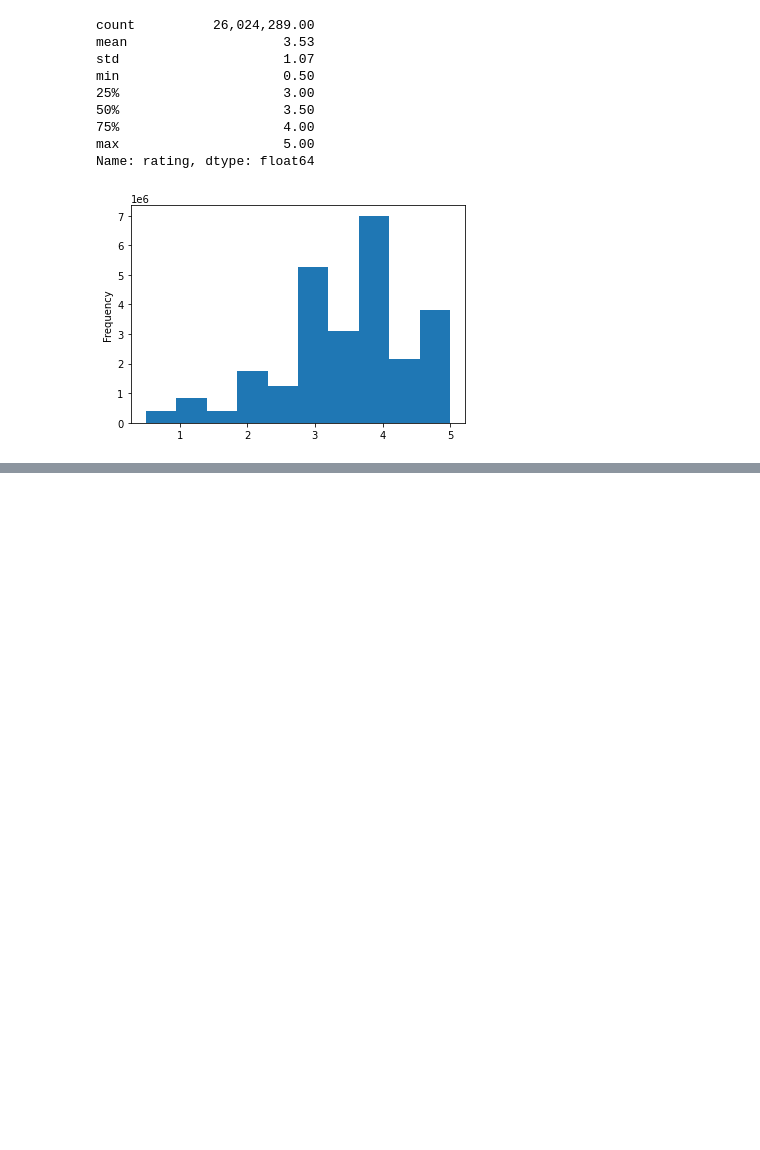
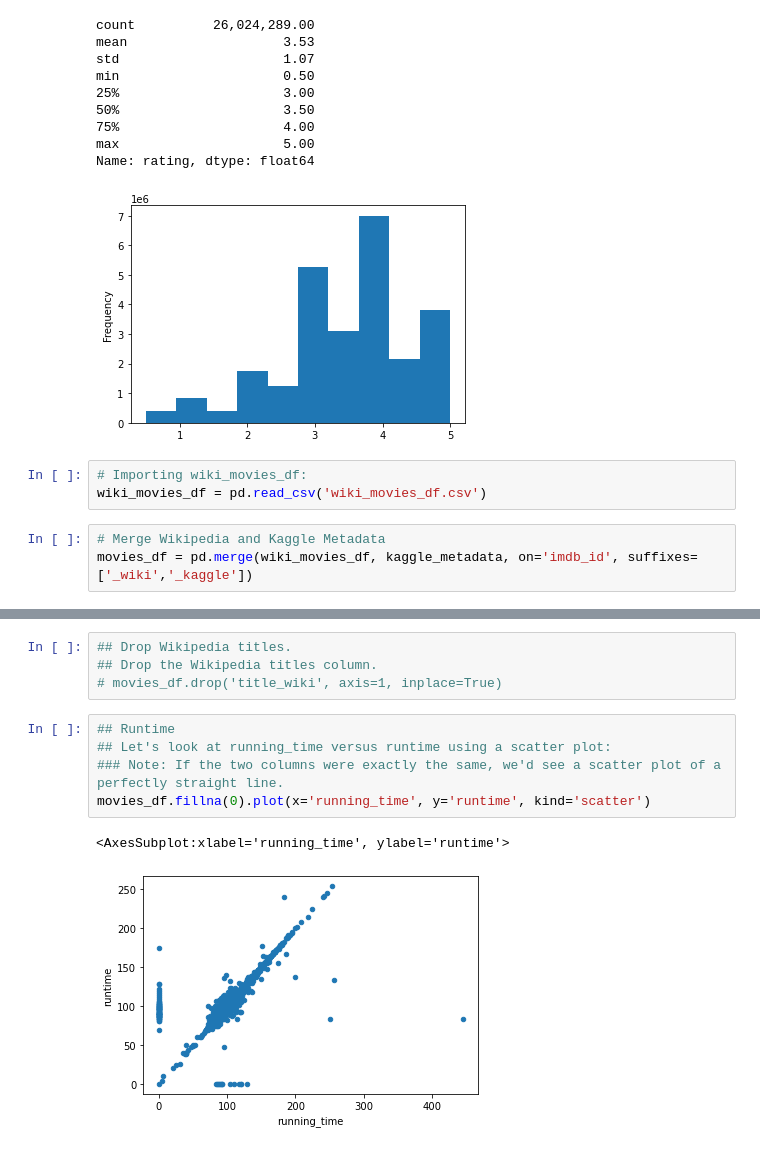
Before and after one commit to ntorenduwayo/Movies-ETL, a Jupyter notebook: Movielens_Extract.ipynb, the cells around one changed output, grey strips where cells are left out. Cells and saved outputs as stored; diff of their text form; blank space fills up the shorter version.

```diff
--- a/Movielens_Extract.ipynb
+++ b/Movielens_Extract.ipynb
@@ -145,3 +145,9 @@ min                     0.50
 max                     5.00
 Name: rating, dtype: float64
 [figure]
+# %%
+# Importing wiki_movies_df:
+wiki_movies_df = pd.read_csv('wiki_movies_df.csv')
+# %%
+# Merge Wikipedia and Kaggle Metadata
+movies_df = pd.merge(wiki_movies_df, kaggle_metadata, on='imdb_id', suffixes=['_wiki','_kaggle'])
@@ -147,0 +224,12 @@ Name: rating, dtype: float64
+# %%
+## Drop Wikipedia titles.
+## Drop the Wikipedia titles column.
+# movies_df.drop('title_wiki', axis=1, inplace=True)
+# %%
+## Runtime
+## Let's look at running_time versus runtime using a scatter plot:
+### Note: If the two columns were exactly the same, we'd see a scatter plot of a perfectly straight line.
+movies_df.fillna(0).plot(x='running_time', y='runtime', kind='scatter')
+# %% [output]
+<AxesSubplot:xlabel='running_time', ylabel='runtime'>
+[figure, added]
```
Also changed, not shown: parts of 26 cells of this notebook.
